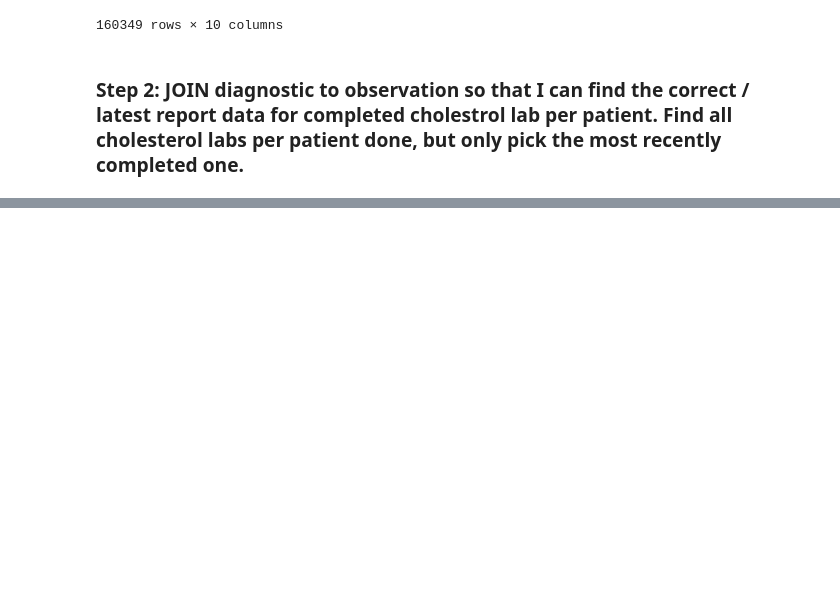
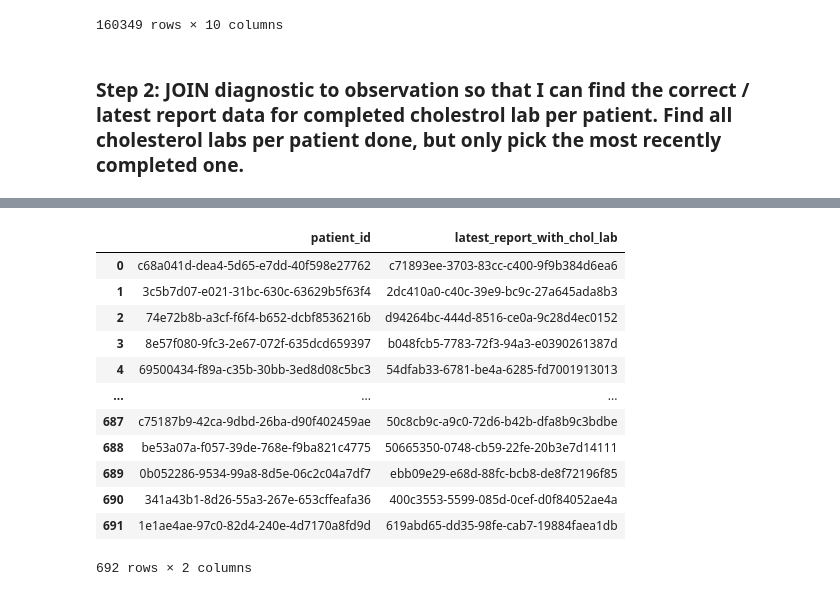
Before and after one commit to rizvi14/novellia-analytics-engineering, a Jupyter notebook: analysis-03.ipynb, the cells around one changed output, grey strips where cells are left out. Saved outputs shown, nothing was run; the diff lists cells and outputs as text; code cells hidden in the pictures; blank space fills up the shorter version.

```diff
--- a/analysis-03.ipynb
+++ b/analysis-03.ipynb
@@ -74,0 +49,40 @@ LEFT JOIN
+# %%
+connection.execute('''
+WITH latest_cholesterol_encounter AS (
+    SELECT
+        DISTINCT patient_id,
+        MAX_BY(encounter_id, effective_date_time) AS latest_cholesterol_encounter
+    FROM
+        stg_observation
+    WHERE
+        category = 'laboratory'
+        AND LOWER(observation_name) LIKE '%chol%'
+    GROUP BY
+        patient_id
+)
+SELECT
+    DISTINCT a.patient_id,
+    MAX_BY(a.diagnostic_report_id, effective_date_time) AS latest_report_with_chol_lab
+FROM
+    stg_diagnosticreport a
+JOIN
+    latest_cholesterol_encounter b
+    ON a.patient_id = b.patient_id
+    AND a.encounter_id = b.latest_cholesterol_encounter
+GROUP BY
+    1
+''').df()
+# %% [output]
+|  | patient_id | latest_report_with_chol_lab |
+| 0 | c68a041d-dea4-5d65-e7dd-40f598e27762 | c71893ee-3703-83cc-c400-9f9b384d6ea6 |
+| 1 | 3c5b7d07-e021-31bc-630c-63629b5f63f4 | 2dc410a0-c40c-39e9-bc9c-27a645ada8b3 |
+| 2 | 74e72b8b-a3cf-f6f4-b652-dcbf8536216b | d94264bc-444d-8516-ce0a-9c28d4ec0152 |
+| 3 | 8e57f080-9fc3-2e67-072f-635dcd659397 | b048fcb5-7783-72f3-94a3-e0390261387d |
+| 4 | 69500434-f89a-c35b-30bb-3ed8d08c5bc3 | 54dfab33-6781-be4a-6285-fd7001913013 |
+| ... | ... | ... |
+| 687 | c75187b9-42ca-9dbd-26ba-d90f402459ae | 50c8cb9c-a9c0-72d6-b42b-dfa8b9c3bdbe |
+| 688 | be53a07a-f057-39de-768e-f9ba821c4775 | 50665350-0748-cb59-22fe-20b3e7d14111 |
+| 689 | 0b052286-9534-99a8-8d5e-06c2c04a7df7 | ebb09e29-e68d-88fc-bcb8-de8f72196f85 |
+| 690 | 341a43b1-8d26-55a3-267e-653cffeafa36 | 400c3553-5599-085d-0cef-d0f84052ae4a |
+| 691 | 1e1ae4ae-97c0-82d4-240e-4d7170a8fd9d | 619abd65-dd35-98fe-cab7-19884faea1db |
+692 rows × 2 columns
```
Also changed, not shown: parts of 7 cells of this notebook, 2 other files.
